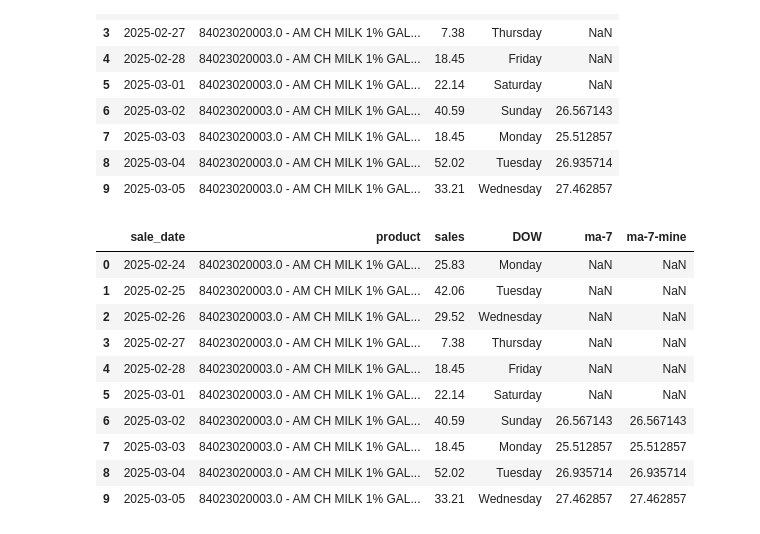
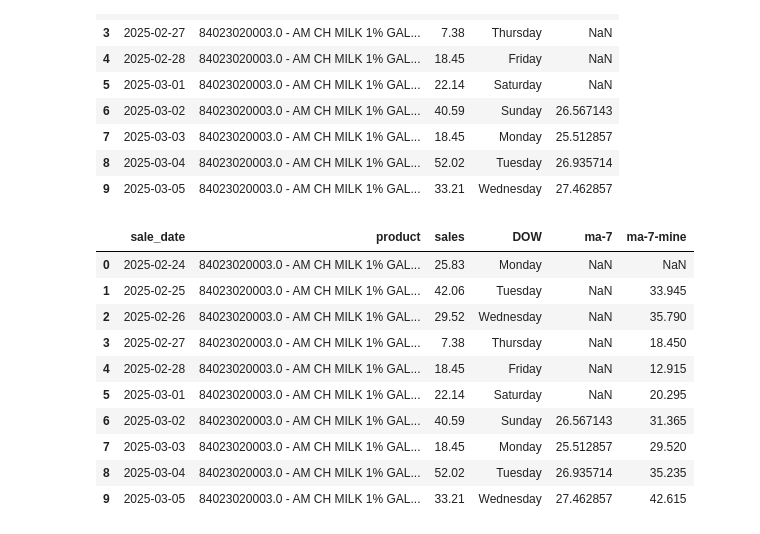
Before and after one commit to C5m7b4/maths, a Jupyter notebook: time_series/xtras/simple_moving_average.ipynb, the cells around one changed output. Cells and saved outputs as stored; diff of their text form; code cells hidden in the pictures.

```diff
--- a/time_series/xtras/simple_moving_average.ipynb
+++ b/time_series/xtras/simple_moving_average.ipynb
@@ -142,17 +143,17 @@ ds.head(10)
 | 8 | 2025-03-04 | 84023020003.0 - AM CH MILK 1% GAL... | 52.02 | Tuesday | 26.935714 |
 | 9 | 2025-03-05 | 84023020003.0 - AM CH MILK 1% GAL... | 33.21 | Wednesday | 27.462857 |
 # %%
-ds['ma-7-mine'] = SMA(ds['sales'], 7)
+ds['ma-7-mine'] = SMA(ds['sales'], 2)
 ds.head(10)
 # %% [output]
 |  | sale_date | product | sales | DOW | ma-7 | ma-7-mine |
 | 0 | 2025-02-24 | 84023020003.0 - AM CH MILK 1% GAL... | 25.83 | Monday | NaN | NaN |
-| 1 | 2025-02-25 | 84023020003.0 - AM CH MILK 1% GAL... | 42.06 | Tuesday | NaN | NaN |
-| 2 | 2025-02-26 | 84023020003.0 - AM CH MILK 1% GAL... | 29.52 | Wednesday | NaN | NaN |
-| 3 | 2025-02-27 | 84023020003.0 - AM CH MILK 1% GAL... | 7.38 | Thursday | NaN | NaN |
-| 4 | 2025-02-28 | 84023020003.0 - AM CH MILK 1% GAL... | 18.45 | Friday | NaN | NaN |
-| 5 | 2025-03-01 | 84023020003.0 - AM CH MILK 1% GAL... | 22.14 | Saturday | NaN | NaN |
-| 6 | 2025-03-02 | 84023020003.0 - AM CH MILK 1% GAL... | 40.59 | Sunday | 26.567143 | 26.567143 |
-| 7 | 2025-03-03 | 84023020003.0 - AM CH MILK 1% GAL... | 18.45 | Monday | 25.512857 | 25.512857 |
-| 8 | 2025-03-04 | 84023020003.0 - AM CH MILK 1% GAL... | 52.02 | Tuesday | 26.935714 | 26.935714 |
-| 9 | 2025-03-05 | 84023020003.0 - AM CH MILK 1% GAL... | 33.21 | Wednesday | 27.462857 | 27.462857 |
+| 1 | 2025-02-25 | 84023020003.0 - AM CH MILK 1% GAL... | 42.06 | Tuesday | NaN | 33.945 |
+| 2 | 2025-02-26 | 84023020003.0 - AM CH MILK 1% GAL... | 29.52 | Wednesday | NaN | 35.790 |
+| 3 | 2025-02-27 | 84023020003.0 - AM CH MILK 1% GAL... | 7.38 | Thursday | NaN | 18.450 |
+| 4 | 2025-02-28 | 84023020003.0 - AM CH MILK 1% GAL... | 18.45 | Friday | NaN | 12.915 |
+| 5 | 2025-03-01 | 84023020003.0 - AM CH MILK 1% GAL... | 22.14 | Saturday | NaN | 20.295 |
+| 6 | 2025-03-02 | 84023020003.0 - AM CH MILK 1% GAL... | 40.59 | Sunday | 26.567143 | 31.365 |
+| 7 | 2025-03-03 | 84023020003.0 - AM CH MILK 1% GAL... | 18.45 | Monday | 25.512857 | 29.520 |
+| 8 | 2025-03-04 | 84023020003.0 - AM CH MILK 1% GAL... | 52.02 | Tuesday | 26.935714 | 35.235 |
+| 9 | 2025-03-05 | 84023020003.0 - AM CH MILK 1% GAL... | 33.21 | Wednesday | 27.462857 | 42.615 |
```
Also changed, not shown: parts of 4 cells of this notebook.
